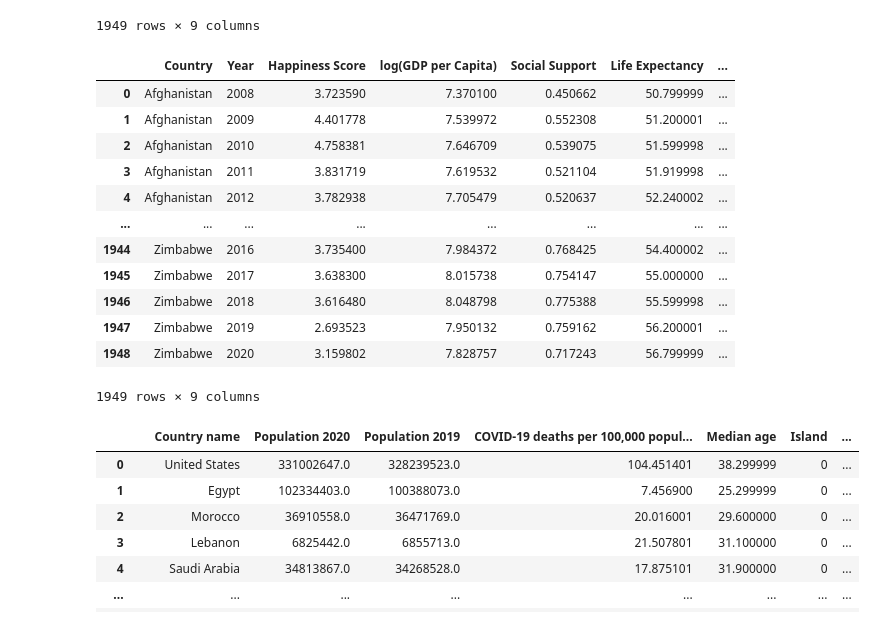
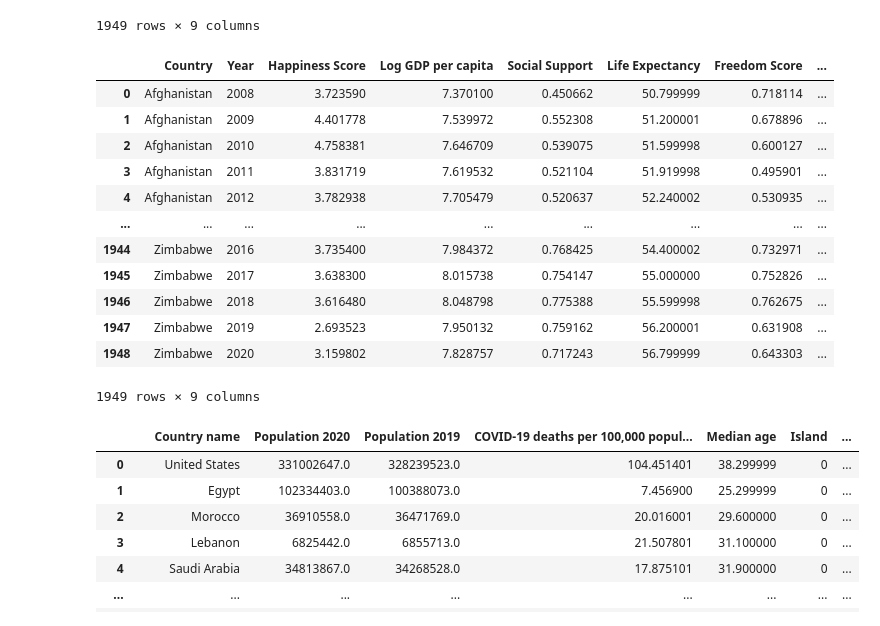
Before and after one commit to wjpang/World-Happiness-Dashboard, a Jupyter notebook: data_cleanup.ipynb, the cells around one changed output. Cells and saved outputs as stored; diff of their text form; code cells hidden in the pictures.

```diff
--- a/data_cleanup.ipynb
+++ b/data_cleanup.ipynb
@@ -37,21 +37,21 @@ whr
 | 1948 | Zimbabwe | 2020 | 3.159802 | 7.828757 | 0.717243 | 56.799999 | ... |
 1949 rows × 9 columns
 # %%
-whr.rename(columns={"Country name": "Country", "year": "Year", "Life Ladder": "Happiness Score", "Healthy life expectancy at birth": "Life Expectancy", "Social support": "Social Support", "Freedom to make life choices": "Freedom Score", "Perceptions of corruption": "Perceptions of Corruption", "Log GDP per capita": "log(GDP per Capita)"}, inplace=True)
+whr.rename(columns={"Country name": "Country", "year": "Year", "Life Ladder": "Happiness Score", "Healthy life expectancy at birth": "Life Expectancy", "Social support": "Social Support", "Freedom to make life choices": "Freedom Score", "Perceptions of corruption": "Perceptions of Corruption"}, inplace=True)
 whr
 # %% [output]
-|  | Country | Year | Happiness Score | log(GDP per Capita) | Social Support | Life Expectancy | ... |
-| 0 | Afghanistan | 2008 | 3.723590 | 7.370100 | 0.450662 | 50.799999 | ... |
-| 1 | Afghanistan | 2009 | 4.401778 | 7.539972 | 0.552308 | 51.200001 | ... |
-| 2 | Afghanistan | 2010 | 4.758381 | 7.646709 | 0.539075 | 51.599998 | ... |
-| 3 | Afghanistan | 2011 | 3.831719 | 7.619532 | 0.521104 | 51.919998 | ... |
-| 4 | Afghanistan | 2012 | 3.782938 | 7.705479 | 0.520637 | 52.240002 | ... |
-| ... | ... | ... | ... | ... | ... | ... | ... |
-| 1944 | Zimbabwe | 2016 | 3.735400 | 7.984372 | 0.768425 | 54.400002 | ... |
-| 1945 | Zimbabwe | 2017 | 3.638300 | 8.015738 | 0.754147 | 55.000000 | ... |
-| 1946 | Zimbabwe | 2018 | 3.616480 | 8.048798 | 0.775388 | 55.599998 | ... |
-| 1947 | Zimbabwe | 2019 | 2.693523 | 7.950132 | 0.759162 | 56.200001 | ... |
-| 1948 | Zimbabwe | 2020 | 3.159802 | 7.828757 | 0.717243 | 56.799999 | ... |
+|  | Country | Year | Happiness Score | Log GDP per capita | Social Support | Life Expectancy | Freedom Score | ... |
+| 0 | Afghanistan | 2008 | 3.723590 | 7.370100 | 0.450662 | 50.799999 | 0.718114 | ... |
+| 1 | Afghanistan | 2009 | 4.401778 | 7.539972 | 0.552308 | 51.200001 | 0.678896 | ... |
+| 2 | Afghanistan | 2010 | 4.758381 | 7.646709 | 0.539075 | 51.599998 | 0.600127 | ... |
+| 3 | Afghanistan | 2011 | 3.831719 | 7.619532 | 0.521104 | 51.919998 | 0.495901 | ... |
+| 4 | Afghanistan | 2012 | 3.782938 | 7.705479 | 0.520637 | 52.240002 | 0.530935 | ... |
+| ... | ... | ... | ... | ... | ... | ... | ... | ... |
+| 1944 | Zimbabwe | 2016 | 3.735400 | 7.984372 | 0.768425 | 54.400002 | 0.732971 | ... |
+| 1945 | Zimbabwe | 2017 | 3.638300 | 8.015738 | 0.754147 | 55.000000 | 0.752826 | ... |
+| 1946 | Zimbabwe | 2018 | 3.616480 | 8.048798 | 0.775388 | 55.599998 | 0.762675 | ... |
+| 1947 | Zimbabwe | 2019 | 2.693523 | 7.950132 | 0.759162 | 56.200001 | 0.631908 | ... |
+| 1948 | Zimbabwe | 2020 | 3.159802 | 7.828757 | 0.717243 | 56.799999 | 0.643303 | ... |
 1949 rows × 9 columns
 # %%
 whr.to_csv("data_clean/WHR_data_clean.csv", index=False)
```
Also changed, not shown: parts of 2 cells of this notebook, 1 other file.
